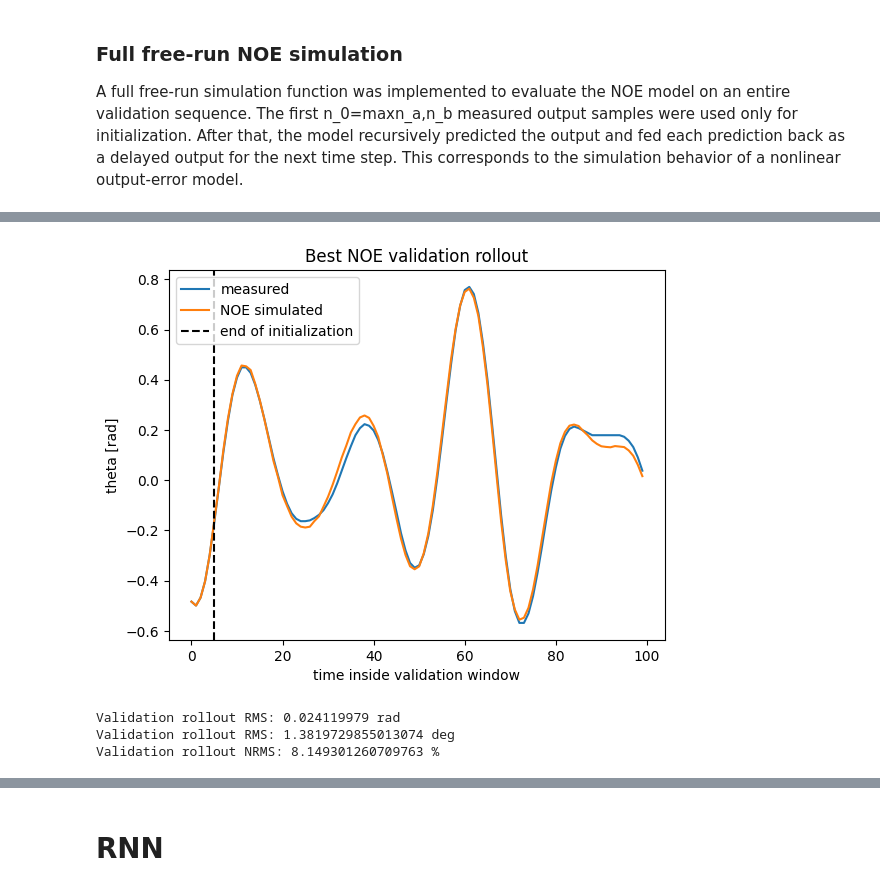
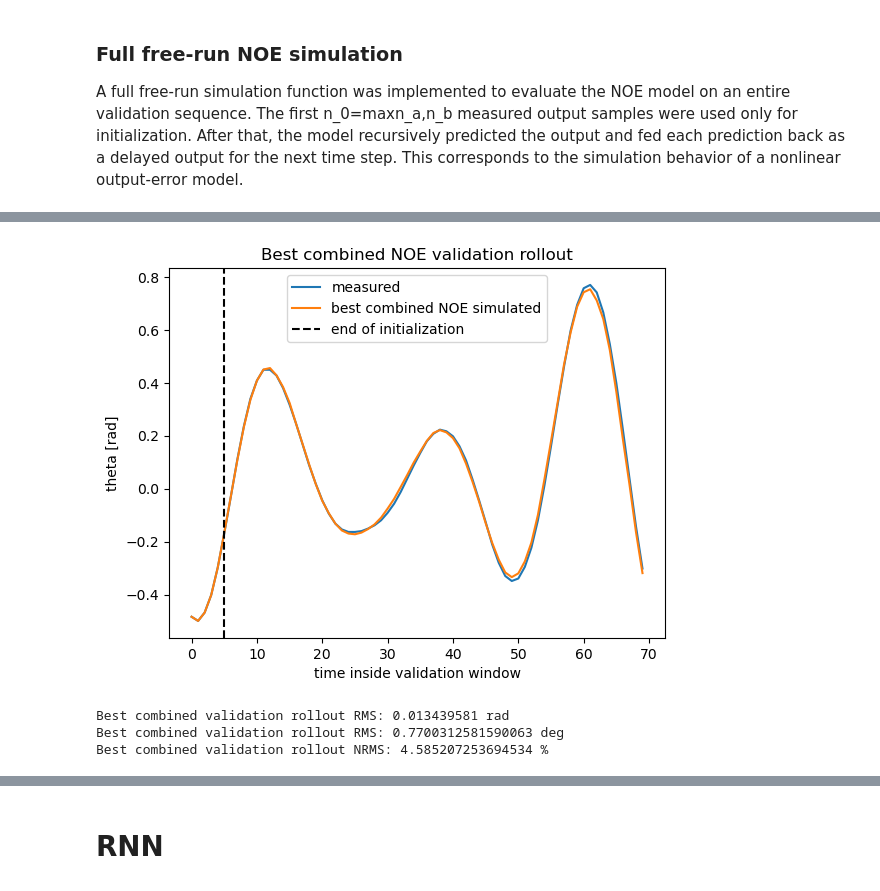
Before and after one commit to SpyrosAnog/ML-for-control-systems-Pendulum, a Jupyter notebook: Assignment_NOE_RNN.ipynb, the cells around one changed output, grey strips where cells are left out. Cells and saved outputs as stored; diff of their text form; code cells hidden in the pictures.

```diff
--- a/Assignment_NOE_RNN.ipynb
+++ b/Assignment_NOE_RNN.ipynb
@@ -132,9 +113,7 @@ class NOENet(nn.Module):
 
         self.net = nn.Sequential(
             nn.Linear(input_size, hidden_size),
-            nn.Tanh(),
-            nn.Linear(hidden_size, hidden_size),
-            nn.Tanh(),
+            nn.ReLU(),
             nn.Linear(hidden_size, 1)
         )
 
@@ -851,0 +734,12 @@ Best validation-window loss: 0.0166025310754776
+# %%
+best_combined_eval = train_and_evaluate_noe_choice(
+    best_combined,
+    "Best combined NOE model",
+    "saved_noe_models/best_combined_noe.pt"
+)
+
+best_prediction_eval = train_and_evaluate_noe_choice(
+    best_prediction,
+    "Best one-step prediction NOE model",
+    "saved_noe_models/best_prediction_noe.pt"
+)
@@ -852,37 +805,59 @@ Best validation-window loss: 0.0166025310754776
 # %%
-final_noe_model = best_noe_model
+final_noe_model = best_combined_eval["model"]
 final_noe_model.eval()
 
+cfg = best_combined_eval["config"]
+nfuture = cfg["nfuture"]
+
+U_val_combined, Y_val_combined = make_OE_data(
+    u_val_n,
+    th_val_n,
+    nf=nfuture
+)
+
+U_val_combined_t = torch.tensor(U_val_combined, dtype=torch.float32)
+Y_val_combined_t = torch.tensor(Y_val_combined, dtype=torch.float32)
+
 with torch.no_grad():
-    Y_val_hat = final_noe_model(U_val_t[:1], Y_val_t[:1]).numpy()
+    Y_val_hat = final_noe_model(
+        U_val_combined_t[:1],
+        Y_val_combined_t[:1]
+    ).numpy()
 
-Y_true = Y_val_t[:1].numpy()
+Y_true = Y_val_combined_t[:1].numpy()
 
 # denormalize
 Y_hat_denorm = Y_val_hat[0] * th_std + th_mean
 Y_true_denorm = Y_true[0] * th_std + th_mean
 
 plt.figure()
 plt.plot(Y_true_denorm, label="measured")
-plt.plot(Y_hat_denorm, label="NOE simulated")
-plt.axvline(final_noe_model.n0, color="black", linestyle="--", label="end of initialization")
+plt.plot(Y_hat_denorm, label="best combined NOE simulated")
+plt.axvline(
+    final_noe_model.n0,
+    color="black",
+    linestyle="--",
+    label="end of initialization"
+)
 plt.xlabel("time inside validation window")
 plt.ylabel("theta [rad]")
-plt.title("Best NOE validation rollout")
+plt.title("Best combined NOE validation rollout")
 plt.legend()
 plt.show()
 
 rms_window = np.sqrt(
-    np.mean((Y_hat_denorm[final_noe_model.n0:] - Y_true_denorm[final_noe_model.n0:])**2)
+    np.mean(
+        (Y_hat_denorm[final_noe_model.n0:] - Y_true_denorm[final_noe_model.n0:])**2
+    )
 )
 rms_window_deg = rms_window / (2*np.pi) * 360
 nrms_window = rms_window / np.std(Y_true_denorm[final_noe_model.n0:])
 
-print("Validation rollout RMS:", rms_window, "rad")
-print("Validation rollout RMS:", rms_window_deg, "deg")
-print("Validation rollout NRMS:", nrms_window * 100, "%")
+print("Best combined validation rollout RMS:", rms_window, "rad")
+print("Best combined validation rollout RMS:", rms_window_deg, "deg")
+print("Best combined validation rollout NRMS:", nrms_window * 100, "%")
 # %% [output]
-[figure, old version]
+[figure, new version]
-Validation rollout RMS: 0.024119979 rad
-Validation rollout RMS: 1.3819729855013074 deg
-Validation rollout NRMS: 8.149301260709763 %
+Best combined validation rollout RMS: 0.013439581 rad
+Best combined validation rollout RMS: 0.7700312581590063 deg
+Best combined validation rollout NRMS: 4.585207253694534 %
```
Also changed, not shown: parts of 45 cells of this notebook, 5 other files.
